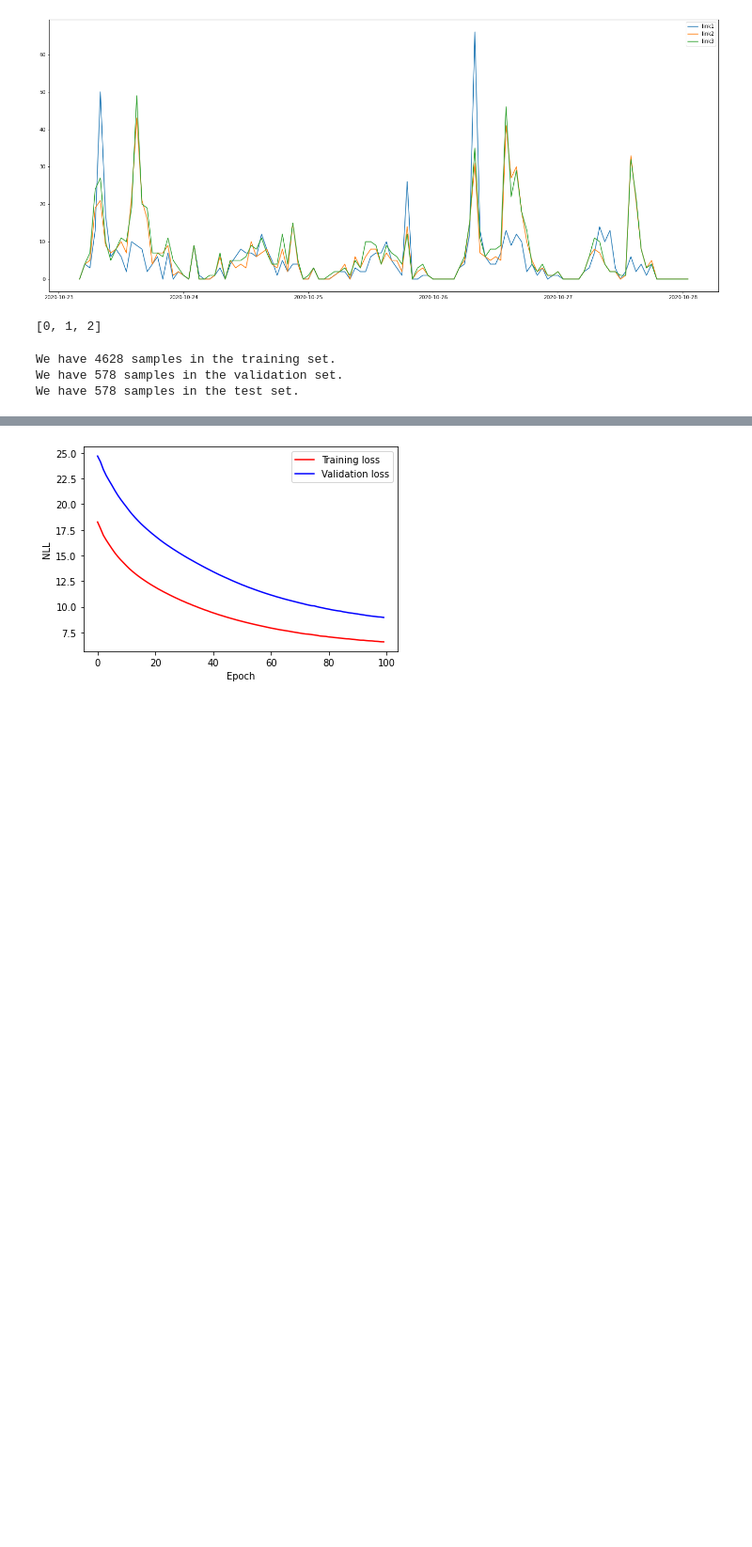
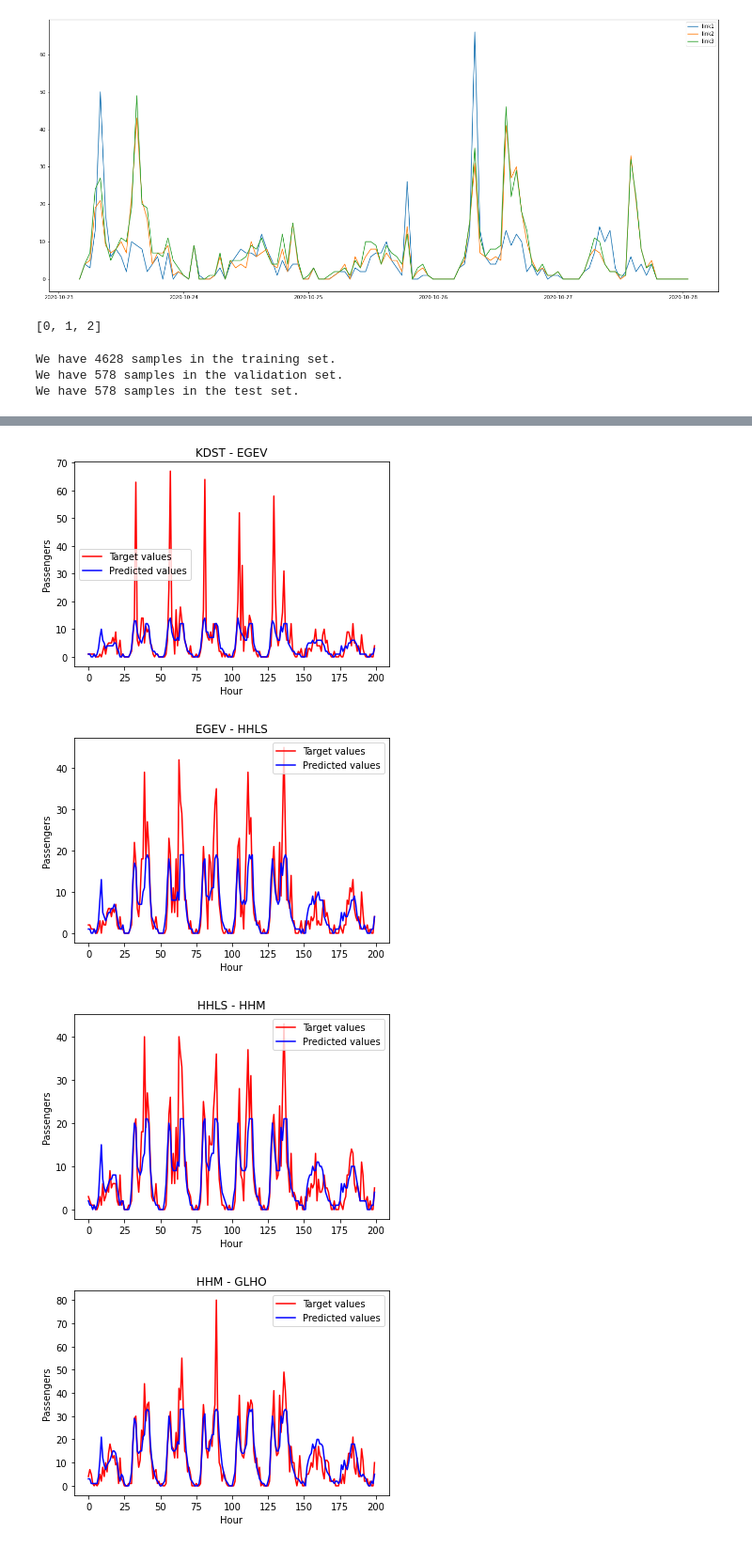
Before and after one commit to NikosZampelis/CrowdednessPrediction-DeepLearningDTU-2020, a Jupyter notebook: CrowdednessPredictionseq2seq.ipynb, the cells around one changed output, grey strips where cells are left out. Shown at 94% size. Cells and saved outputs as stored; diff of their text form; code cells hidden in the pictures; blank space fills up the shorter version.

Commit message:
charts added

```diff
--- a/CrowdednessPredictionseq2seq.ipynb
+++ b/CrowdednessPredictionseq2seq.ipynb
@@ -214,14 +214,14 @@ def load_dataset():
       dataset = training_set,
       batch_size= batch_size,
       num_workers = 0,
-      shuffle= False
+      shuffle= True
     )
 
     validationloader = torch.utils.data.DataLoader(
       dataset = validation_set,
       batch_size= batch_size,
       num_workers= 0,
-      shuffle= False
+      shuffle= True
     )
 
     testloader = torch.utils.data.DataLoader(
@@ -244,13 +244,13 @@ class MyRecurrentNet(nn.Module):
         # Recurrent layer
         # YOUR CODE HERE!
         self.lstm = nn.LSTM(input_size=num_features,
-                         hidden_size=20,
+                         hidden_size=50,
                          num_layers=1,
                          bidirectional=False,
                          batch_first = True)
 
         # Output layer
-        self.l_out = nn.Linear(in_features=20,
+        self.l_out = nn.Linear(in_features=50,
                             out_features=num_features,
                             bias=False)
 
@@ -353,25 +353,36 @@ for i in range(num_epochs):
     if i % 10 == 0:
         print(f'Epoch {i}, training loss: {training_loss[-1]}, validation loss: {validation_loss[-1]}')
 
+targets_test = []
+outputs_test = []
 # Get first sentence in test set
-inputs, targets = next(iter(testloader))
+for _,(inputs, targets) in enumerate(testloader):
+  inputs = inputs.float()
+  targets = targets.float()
+  targets_test = targets_test + targets.tolist()
+  # Forward pass
+  output = np.round(net.forward(inputs).data.numpy())
+  outputs_test = outputs_test + output.tolist()
 
-# Convert input to tensor
-inputs = inputs.float()
-targets = targets.float()
+# Reduce the size to show better in plot
+MAX_HOURS = 200
+targets_test = targets_test[:MAX_HOURS]
+outputs_test = outputs_test[:MAX_HOURS]
 
-# Forward pass
-output = net.forward(inputs).data.numpy()
-
-print('\nTarget sequence:')
-print(targets)
-
-print('\nPredicted sequence:')
-print(np.round(output))
-print()
+for i in range(0,num_features):
+  hour = np.arange(len(targets_test))
+  title = stop_names[i] + " - " +stop_names[i+1]
+  plt.figure()
+  plt.plot(hour, [link[i] for link in targets_test], 'r', label='Target values',)
+  plt.plot(hour, [link[i] for link in outputs_test], 'b', label='Predicted values')
+  plt.legend()
+  plt.xlabel('Hour'), plt.ylabel('Passengers')
+  plt.title(title)
+  plt.show()
 
 # Plot training and validation loss
 epoch = np.arange(len(training_loss))
+
 plt.figure()
 plt.plot(epoch, training_loss, 'r', label='Training loss',)
 plt.plot(epoch, validation_loss, 'b', label='Validation loss')
@@ -399 +403,4 @@ Input sequence:
-[figure, old version]
+[figure, new version]
+[figure, added]
+[figure, added]
+[figure, added]
```
Also changed, not shown: parts of 2 cells of this notebook.
